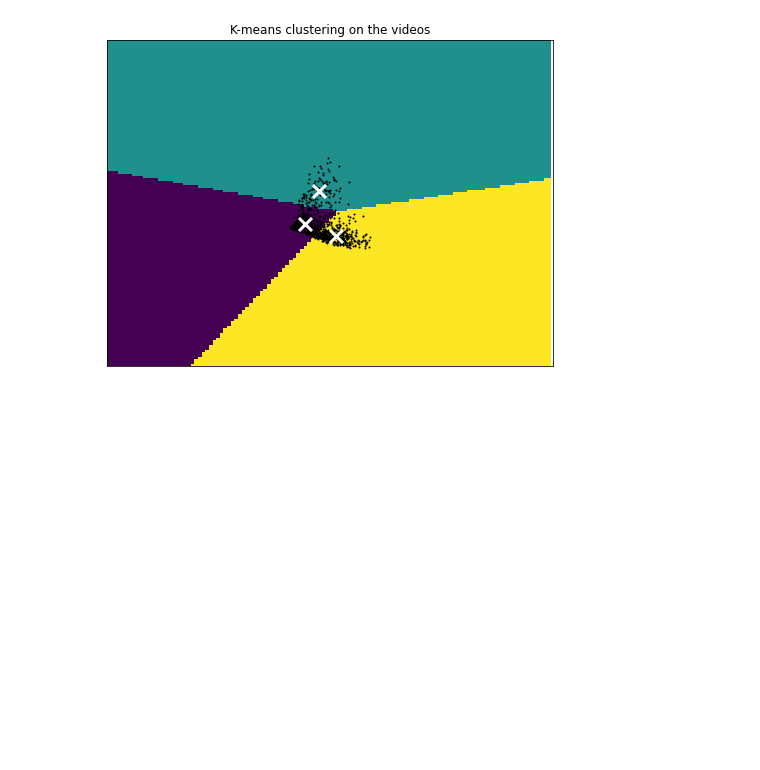
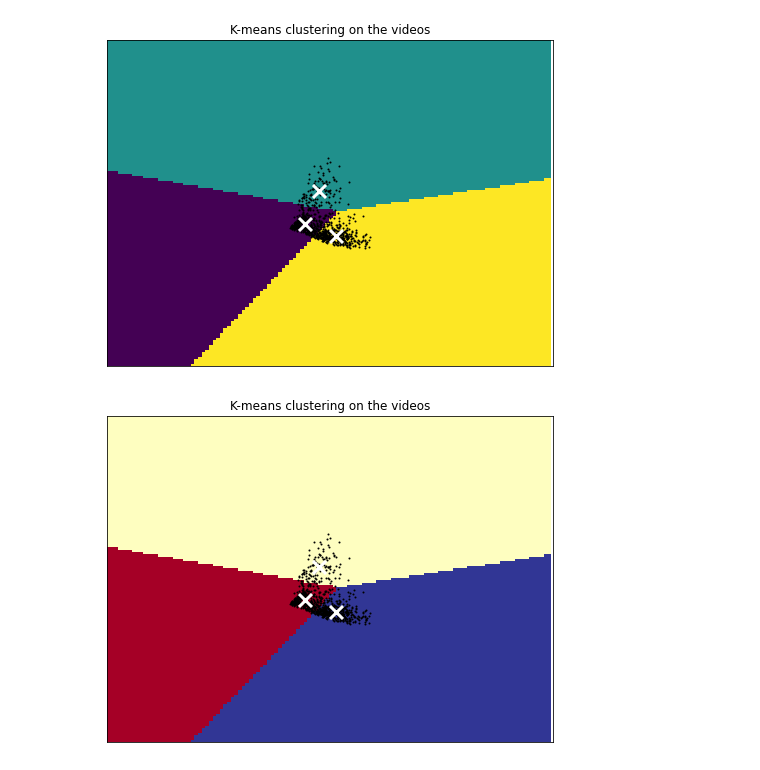
Before and after one commit to tazbiafatima/YouTube_analysis_2023, a Jupyter notebook: src/Youtube_Analysis_Clustering_2023.ipynb, the cells around one changed output. Saved outputs shown, nothing was run; the diff lists cells and outputs as text; code cells hidden in the pictures; blank space fills up the shorter version.

```diff
--- a/src/Youtube_Analysis_Clustering_2023.ipynb
+++ b/src/Youtube_Analysis_Clustering_2023.ipynb
@@ -737,7 +752,7 @@ Cluster: 2, Number of videos: 116
 # %% [markdown]
 ### This confirms that we should go with 3 clusters
 # %%
-def kmeans_cluster_eval(Xnew, kmeans, cluster_num):
+def kmeans_cluster_eval(Xnew, kmeans, cluster_num, cmap_val):
 
     #pca = PCA(n_components=1).fit(Xnew)
     #pca_2d = pca.transform(Xnew)
@@ -766,7 +781,7 @@ def kmeans_cluster_eval(Xnew, kmeans, cluster_num):
     plt.clf()
     plt.imshow(Z, interpolation='nearest',
                extent=(xx.min(), xx.max(), yy.min(), yy.max()),
-               cmap=plt.cm.get_cmap('viridis'),
+               cmap=plt.cm.get_cmap(cmap_val),
                aspect='auto', origin='lower')
 
     plt.plot(reduced_data[:, 0], reduced_data[:, 1], 'k.', markersize=2)
@@ -804,6 +819,10 @@ def kmeans_cluster_eval(Xnew, kmeans, cluster_num):
 kmeans_cluster_eval(X_matrix, model, kmeans_k_value)
 # %% [output]
 [figure]
+# %%
+kmeans_cluster_eval(X_matrix, model, kmeans_k_value, 'RdYlBu')
+# %% [output]
+[figure, added]
 # %%
 def kmeans_tfidf_viz(vector_data, kmeans, cluster_num):
     tfs_reduced = TruncatedSVD(n_components=cluster_num, random_state=0).fit_transform(vector_data)
```
Also changed, not shown: parts of 78 cells of this notebook.
